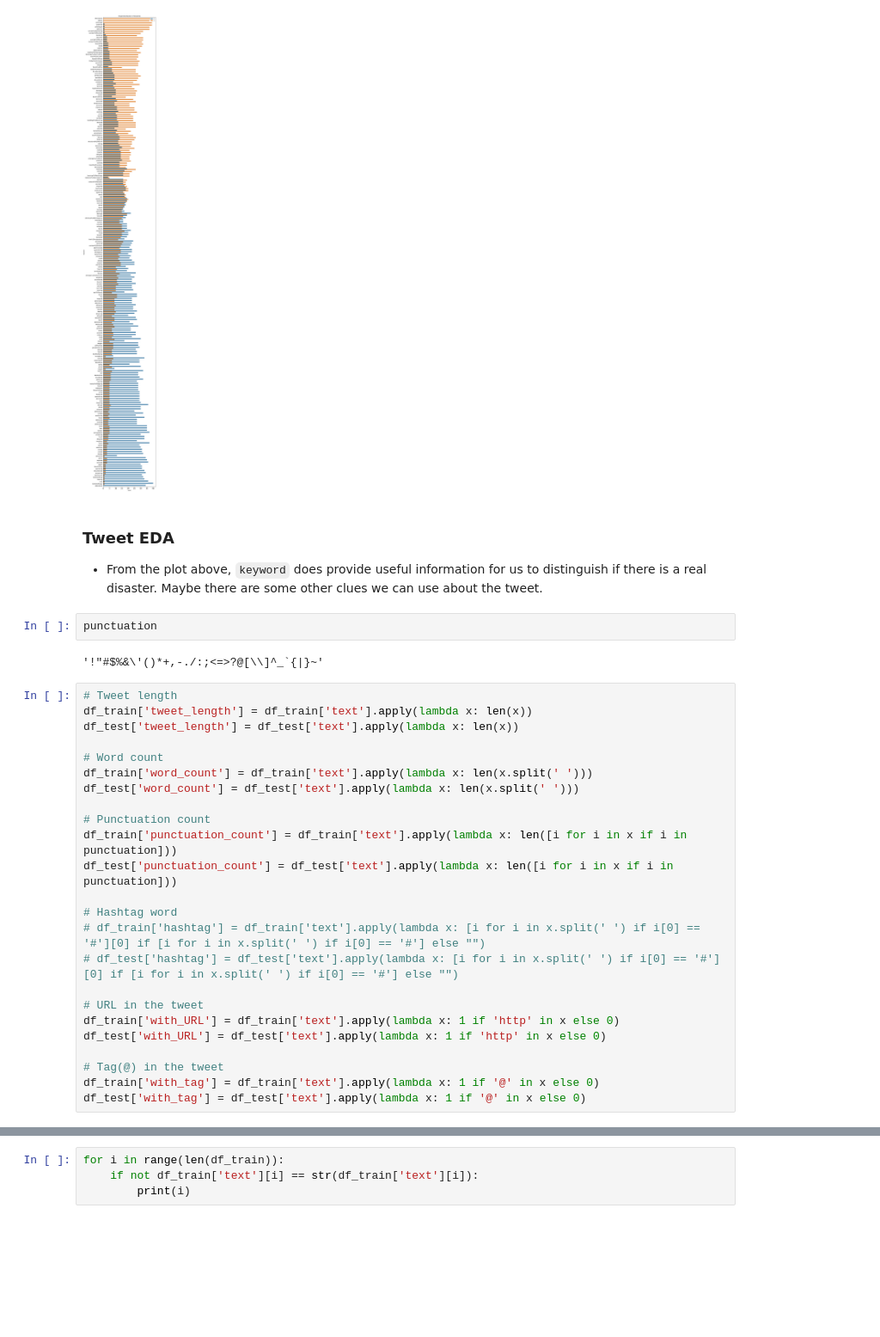
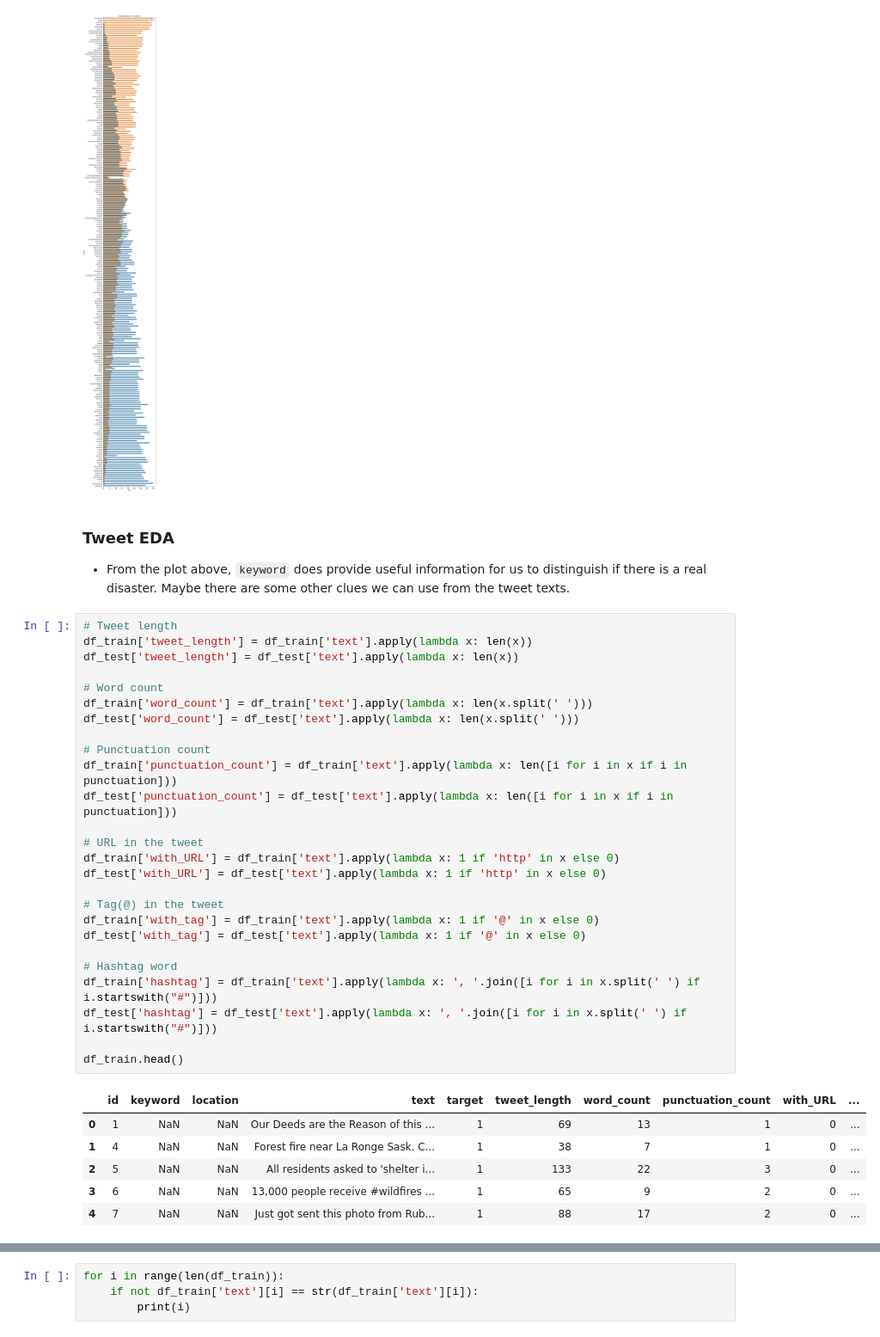
Before and after one commit to IvanLiuTW/code, a Jupyter notebook: rnn_tweet.ipynb, the cells around one changed output, grey strips where cells are left out. Shown at 86% size. Saved outputs shown, nothing was run; the diff lists cells and outputs as text; blank space fills up the shorter version.

```diff
--- a/rnn_tweet.ipynb
+++ b/rnn_tweet.ipynb
@@ -191,32 +191,37 @@ df_train.drop(columns=['target_mean'], inplace=True)
 # %% [markdown]
 ### Tweet EDA
 
-* From the plot above, `keyword` does provide useful information for us to distinguish if there is a real disaster. Maybe there are some other clues we can use about the tweet.
+* From the plot above, `keyword` does provide useful information for us to distinguish if there is a real disaster. Maybe there are some other clues we can use from the tweet texts.
-# %%
-punctuation
-# %% [output]
-'!"#$%&\'()*+,-./:;<=>?@[\\]^_`{|}~'
 # %%
 # Tweet length
 df_train['tweet_length'] = df_train['text'].apply(lambda x: len(x))
 df_test['tweet_length'] = df_test['text'].apply(lambda x: len(x))
 
 # Word count
 df_train['word_count'] = df_train['text'].apply(lambda x: len(x.split(' ')))
 df_test['word_count'] = df_test['text'].apply(lambda x: len(x.split(' ')))
 
 # Punctuation count
 df_train['punctuation_count'] = df_train['text'].apply(lambda x: len([i for i in x if i in punctuation]))
 df_test['punctuation_count'] = df_test['text'].apply(lambda x: len([i for i in x if i in punctuation]))
 
-# Hashtag word
-# df_train['hashtag'] = df_train['text'].apply(lambda x: [i for i in x.split(' ') if i[0] == '#'][0] if [i for i in x.split(' ') if i[0] == '#'] else "")
-# df_test['hashtag'] = df_test['text'].apply(lambda x: [i for i in x.split(' ') if i[0] == '#'][0] if [i for i in x.split(' ') if i[0] == '#'] else "")
-
 # URL in the tweet
 df_train['with_URL'] = df_train['text'].apply(lambda x: 1 if 'http' in x else 0)
 df_test['with_URL'] = df_test['text'].apply(lambda x: 1 if 'http' in x else 0)
 
 # Tag(@) in the tweet
 df_train['with_tag'] = df_train['text'].apply(lambda x: 1 if '@' in x else 0)
 df_test['with_tag'] = df_test['text'].apply(lambda x: 1 if '@' in x else 0)
+
+# Hashtag word
+df_train['hashtag'] = df_train['text'].apply(lambda x: ', '.join([i for i in x.split(' ') if i.startswith("#")]))
+df_test['hashtag'] = df_test['text'].apply(lambda x: ', '.join([i for i in x.split(' ') if i.startswith("#")]))
+
+df_train.head()
+# %% [output]
+|  | id | keyword | location | text | target | tweet_length | word_count | punctuation_count | with_URL | ... |
+| 0 | 1 | NaN | NaN | Our Deeds are the Reason of this ... | 1 | 69 | 13 | 1 | 0 | ... |
+| 1 | 4 | NaN | NaN | Forest fire near La Ronge Sask. C... | 1 | 38 | 7 | 1 | 0 | ... |
+| 2 | 5 | NaN | NaN | All residents asked to 'shelter i... | 1 | 133 | 22 | 3 | 0 | ... |
+| 3 | 6 | NaN | NaN | 13,000 people receive #wildfires ... | 1 | 65 | 9 | 2 | 0 | ... |
+| 4 | 7 | NaN | NaN | Just got sent this photo from Rub... | 1 | 88 | 17 | 2 | 0 | ... |
```
Also changed, not shown: parts of 8 cells of this notebook.
